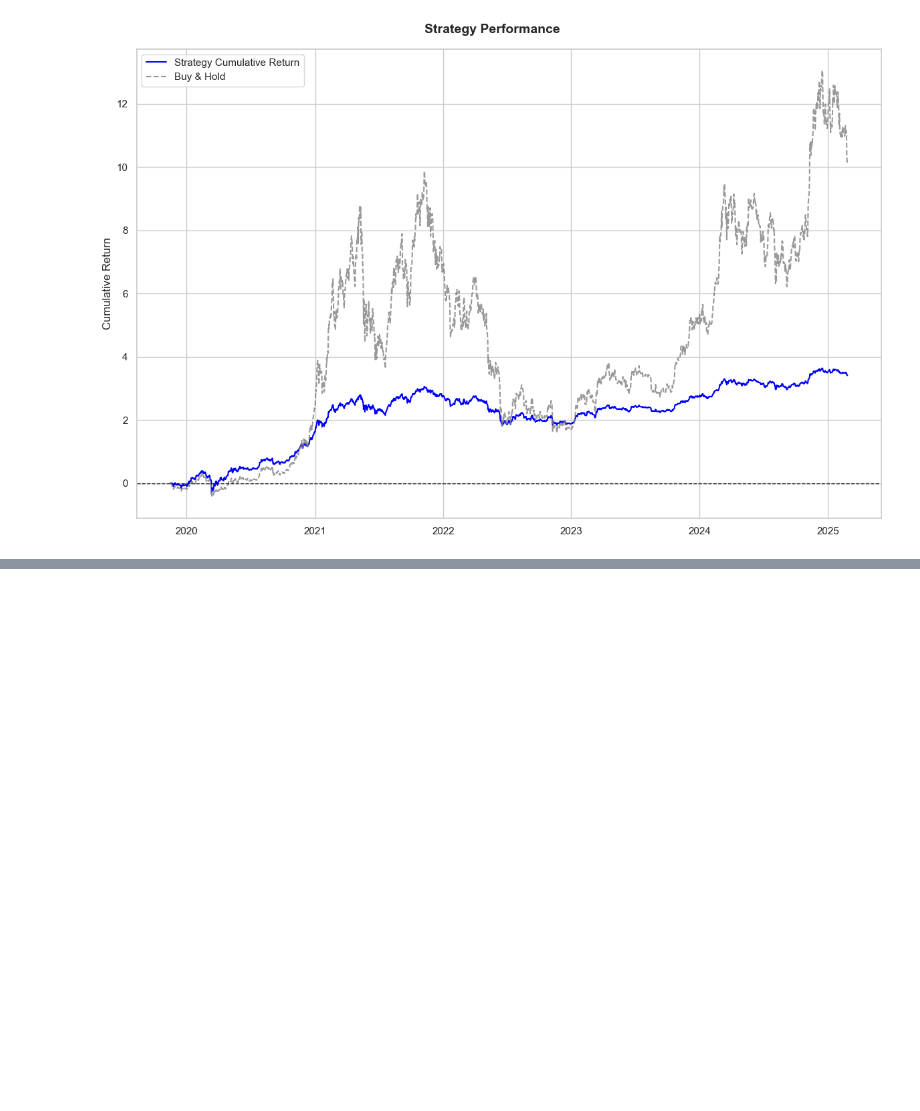
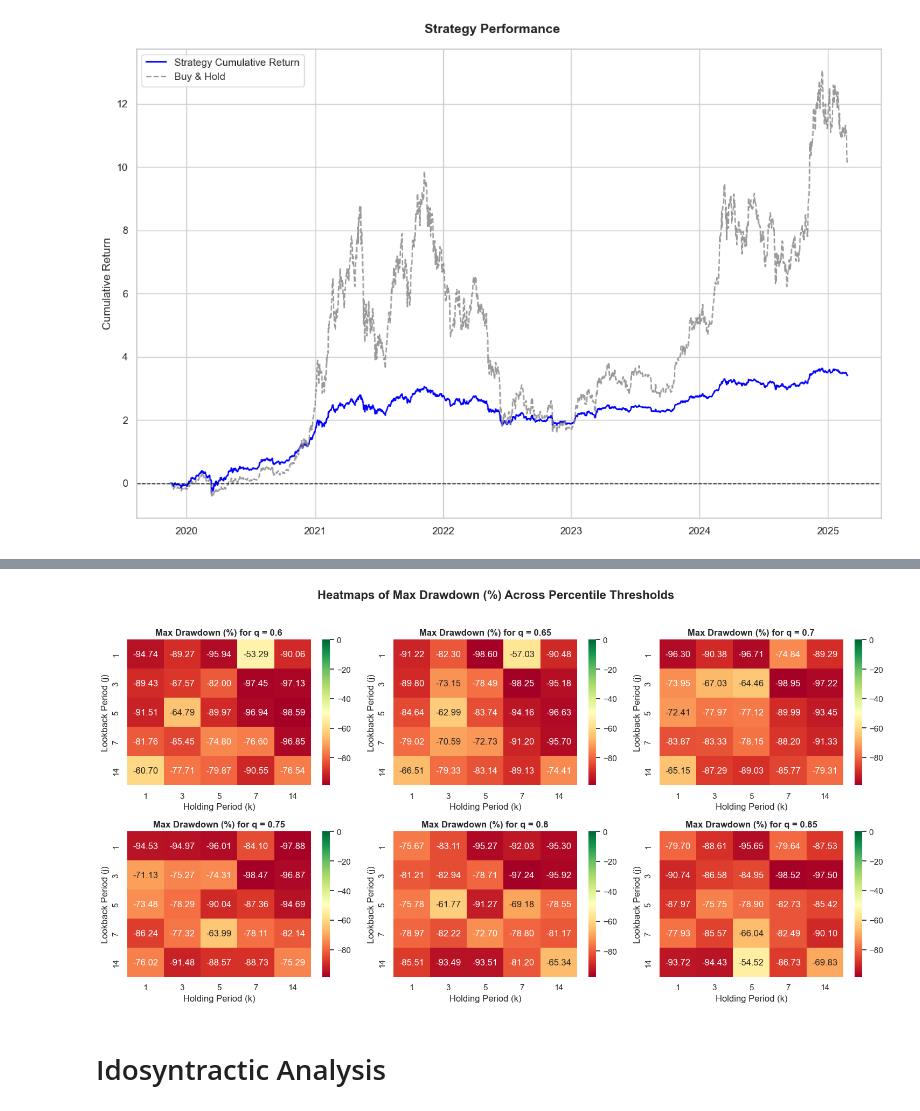
Before and after one commit to andrewpark19/QTS_Final_Project, a Jupyter notebook: QTS_Trading_Project.ipynb, the cells around one changed output, grey strips where cells are left out. Saved outputs shown, nothing was run; the diff lists cells and outputs as text; code cells hidden in the pictures; blank space fills up the shorter version.

Commit message:
Analysis

```diff
--- a/QTS_Trading_Project.ipynb
+++ b/QTS_Trading_Project.ipynb
@@ -997,0 +988,6 @@ visualize_metrics_results(metrics_results, metric="Sharpe Ratio")
+# %%
+visualize_metrics_results(metrics_results, metric="Max Drawdown (%)")
+# %% [output]
+[figure, added]
+# %% [markdown]
+# Idosyntractic Analysis
```
Also changed, not shown: parts of 13 cells of this notebook.
